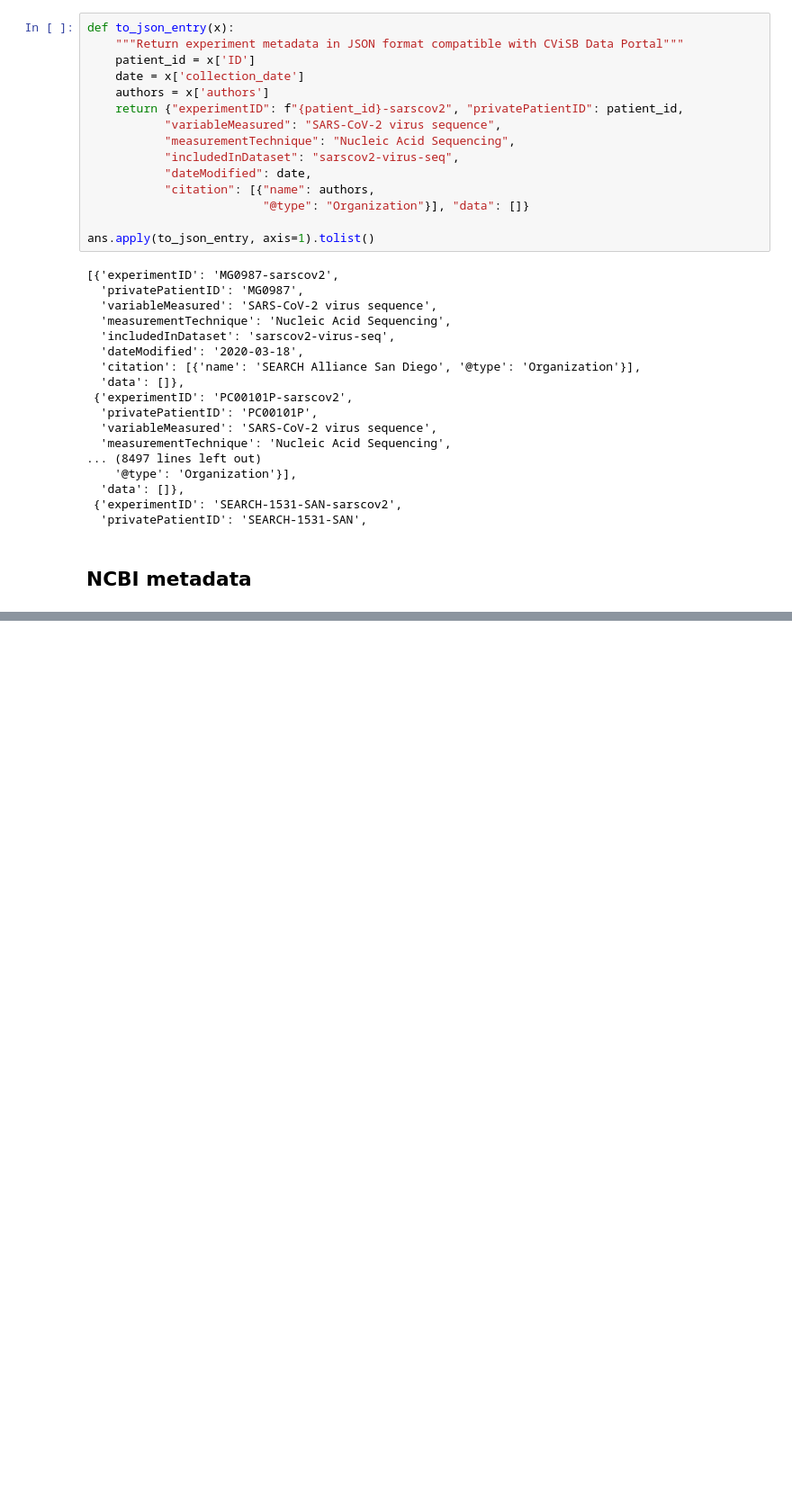
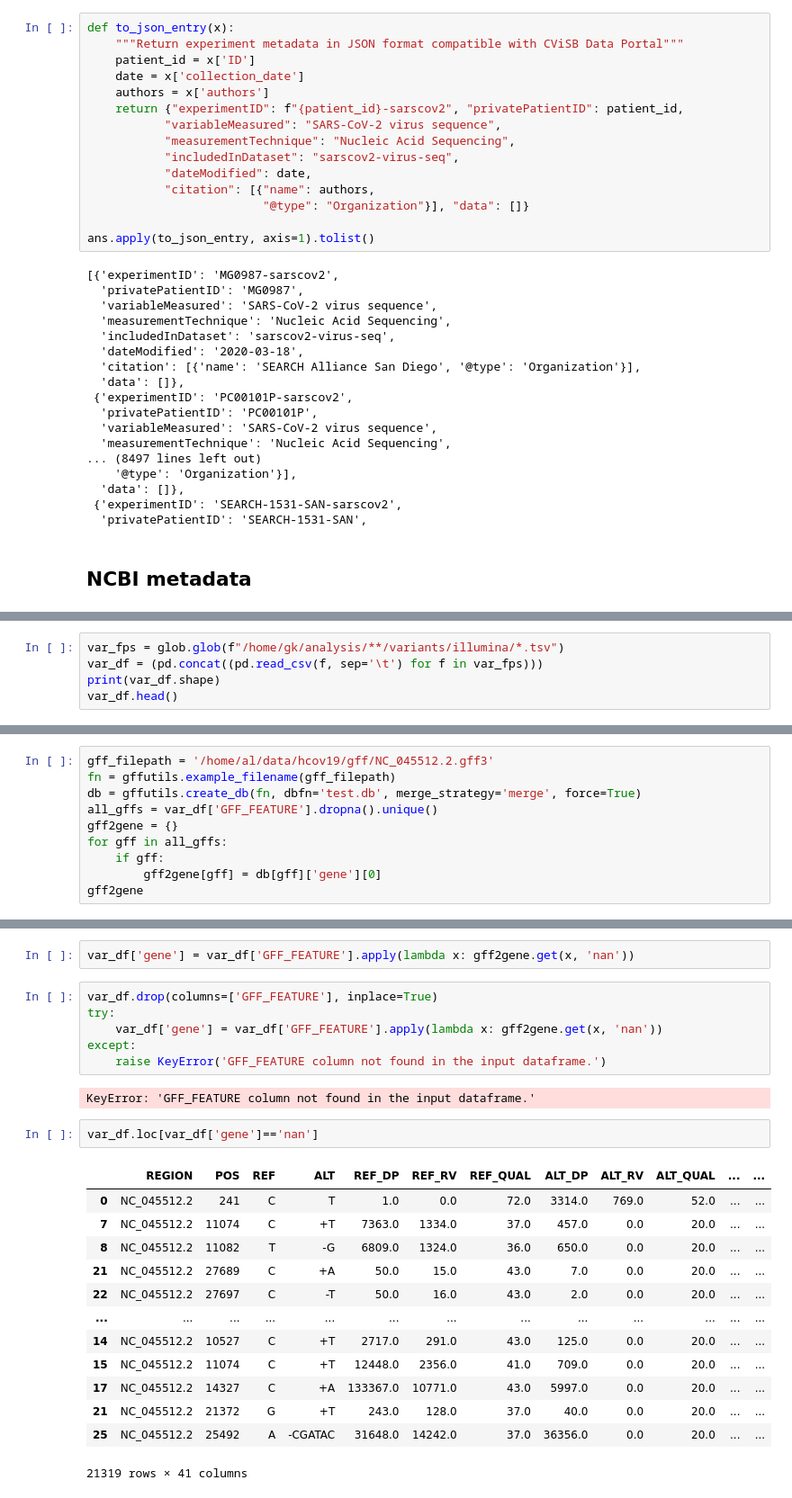
Before and after one commit to AlaaALatif/bjorn, a Jupyter notebook: lab.ipynb, the cells around one changed output, grey strips where cells are left out. Shown at 90% size. Cells and saved outputs as stored; diff of their text form; blank space fills up the shorter version.

Commit message:
more dev code for genbank and sra data upload

```diff
--- a/lab.ipynb
+++ b/lab.ipynb
@@ -629,0 +451,5 @@ ans.apply(to_json_entry, axis=1).tolist()
+# %%
+var_fps = glob.glob(f"/home/gk/analysis/**/variants/illumina/*.tsv")
+var_df = (pd.concat((pd.read_csv(f, sep='\t') for f in var_fps)))
+print(var_df.shape)
+var_df.head()
@@ -629,0 +465,10 @@ ans.apply(to_json_entry, axis=1).tolist()
+# %%
+gff_filepath = '/home/al/data/hcov19/gff/NC_045512.2.gff3'
+fn = gffutils.example_filename(gff_filepath)
+db = gffutils.create_db(fn, dbfn='test.db', merge_strategy='merge', force=True)
+all_gffs = var_df['GFF_FEATURE'].dropna().unique()
+gff2gene = {}
+for gff in all_gffs:
+    if gff:
+        gff2gene[gff] = db[gff]['gene'][0]
+gff2gene
@@ -629,0 +488,26 @@ ans.apply(to_json_entry, axis=1).tolist()
+# %%
+var_df['gene'] = var_df['GFF_FEATURE'].apply(lambda x: gff2gene.get(x, 'nan'))
+# %%
+var_df.drop(columns=['GFF_FEATURE'], inplace=True)
+try:
+    var_df['gene'] = var_df['GFF_FEATURE'].apply(lambda x: gff2gene.get(x, 'nan'))
+except:
+    raise KeyError('GFF_FEATURE column not found in the input dataframe.')
+# %% [output]
+KeyError: 'GFF_FEATURE column not found in the input dataframe.'
+# %%
+var_df.loc[var_df['gene']=='nan']
+# %% [output]
+|  | REGION | POS | REF | ALT | REF_DP | REF_RV | REF_QUAL | ALT_DP | ALT_RV | ALT_QUAL | ... | ... |
+| 0 | NC_045512.2 | 241 | C | T | 1.0 | 0.0 | 72.0 | 3314.0 | 769.0 | 52.0 | ... | ... |
+| 7 | NC_045512.2 | 11074 | C | +T | 7363.0 | 1334.0 | 37.0 | 457.0 | 0.0 | 20.0 | ... | ... |
+| 8 | NC_045512.2 | 11082 | T | -G | 6809.0 | 1324.0 | 36.0 | 650.0 | 0.0 | 20.0 | ... | ... |
+| 21 | NC_045512.2 | 27689 | C | +A | 50.0 | 15.0 | 43.0 | 7.0 | 0.0 | 20.0 | ... | ... |
+| 22 | NC_045512.2 | 27697 | C | -T | 50.0 | 16.0 | 43.0 | 2.0 | 0.0 | 20.0 | ... | ... |
+| ... | ... | ... | ... | ... | ... | ... | ... | ... | ... | ... | ... | ... |
+| 14 | NC_045512.2 | 10527 | C | +T | 2717.0 | 291.0 | 43.0 | 125.0 | 0.0 | 20.0 | ... | ... |
+| 15 | NC_045512.2 | 11074 | C | +T | 12448.0 | 2356.0 | 41.0 | 709.0 | 0.0 | 20.0 | ... | ... |
+| 17 | NC_045512.2 | 14327 | C | +A | 133367.0 | 10771.0 | 43.0 | 5997.0 | 0.0 | 20.0 | ... | ... |
+| 21 | NC_045512.2 | 21372 | G | +T | 243.0 | 128.0 | 37.0 | 40.0 | 0.0 | 20.0 | ... | ... |
+| 25 | NC_045512.2 | 25492 | A | -CGATAC | 31648.0 | 14242.0 | 37.0 | 36356.0 | 0.0 | 20.0 | ... | ... |
+21319 rows × 41 columns
```
Also changed, not shown: parts of 61 cells of this notebook.
